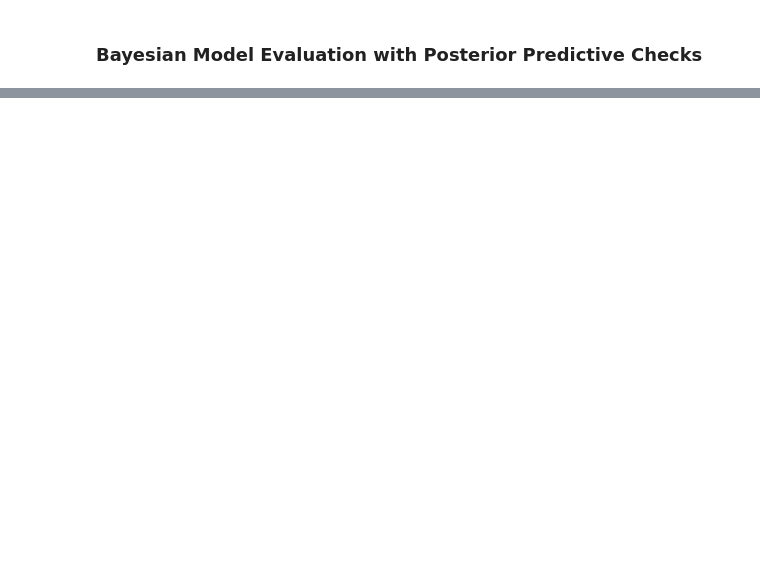
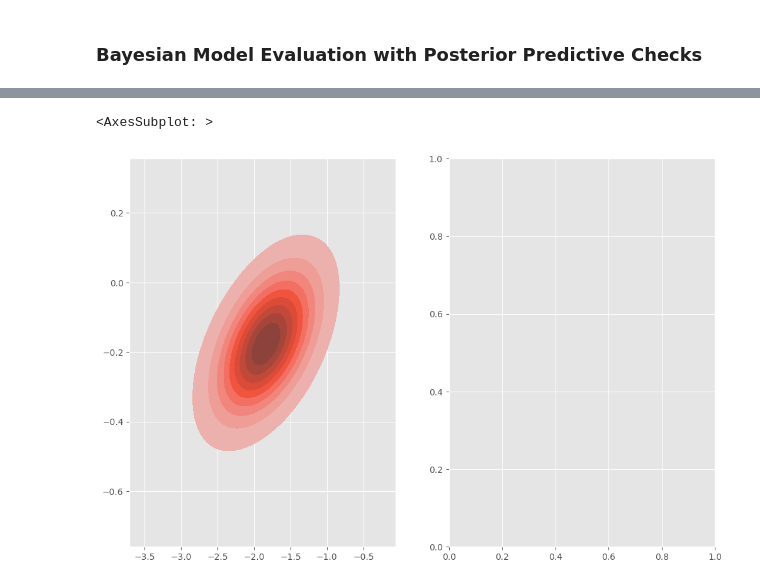
Before and after one commit to drclab/GP_VAE, a Jupyter notebook: drclab/Pyro/Pyro_11.ipynb, the cells around one changed output, grey strips where cells are left out. Cells and saved outputs as stored; diff of their text form; code cells hidden in the pictures; blank space fills up the shorter version.

```diff
--- a/drclab/Pyro/Pyro_11.ipynb
+++ b/drclab/Pyro/Pyro_11.ipynb
@@ -187,0 +194,9 @@ ax[1].set(xlabel="Terrain Ruggedness Index", ylabel="log GDP (2000)", title="Afr
+# %%
+svi_samples = {k: v.detach().cpu().numpy() for k, v in samples.items()}
+# %%
+fig, axs = plt.subplots(nrows=1, ncols=2, figsize=(12, 8))
+
+sns.kdeplot(x=svi_samples["beta_a"], y=svi_samples["beta_r"], ax=axs[0], fill=True ,bw_adjust=4 )
+# %% [output]
+<AxesSubplot: >
+[figure, added]
```
Also changed, not shown: parts of 8 cells of this notebook.
